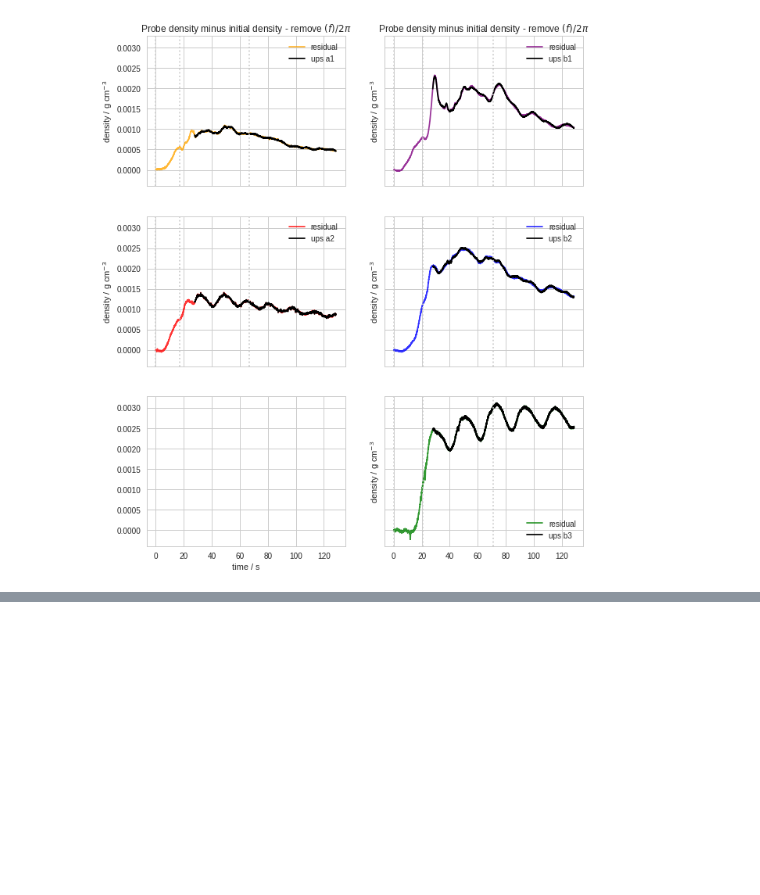
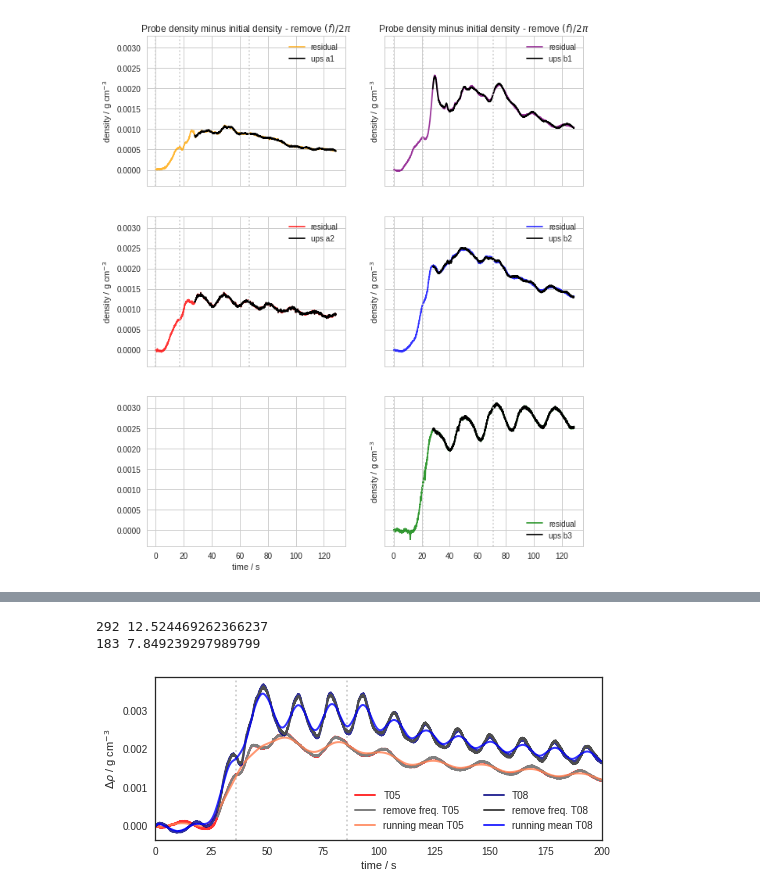
Before and after one commit to UBC-MOAD/MultipleCanyons, a Jupyter notebook: lab/Conduino/notebooks/Oscillations_I.ipynb, the cells around one changed output, grey strips where cells are left out. Drawn from its saved outputs; the diff is of its cells as text; code cells hidden in the pictures; blank space fills up the shorter version.

```diff
--- a/lab/Conduino/notebooks/Oscillations_I.ipynb
+++ b/lab/Conduino/notebooks/Oscillations_I.ipynb
@@ -329,0 +375,36 @@ Text(0.5,1,'Probe density minus initial density - remove $(f)/2\\pi$')
+# %%
+fig, (ax0) = plt.subplots(1,1, figsize=(8,3), sharey=True, sharex=True)
+fs = [0.5,0.8]
+colors = [['red','coral','0.5'],['navy','blue','0.3']]
+labels=[['T05', 'running mean T05', 'remove freq. T05'],
+        ['T08', 'running mean T08', 'remove freq. T08']]
+plot_uprofile(ax0,15+21,15+71)
+for ii, f, color, lab in zip(range(len(fs)), fs, colors, labels):
+
+    f0 = (f/2)/(2*np.pi) # f/2 is omega, table speed in rad/s, /2pi to get rid of rad
+
+    res_ups, har_ups = ctools.filter_freq(times[650:,ii],
+                                          ups_density[650:,ii]-ups_density[:,ii][0],f0)
+    inertial_period = 1/((f)/(2*np.pi))
+    win = int(inertial_period/dt)
+    print(win, win*dt)
+    dens_ups_filt = ctools.filter_timeseries(ups_density[:,ii]-ups_density[:,ii][0],
+                                             winlen = win)
+
+
+    ax0.plot(times[:,ii],ups_density[:,ii]-ups_density[:,ii][0],'-', label=lab[0],
+            color=color[0], alpha=0.8, linewidth=2)
+    ax0.plot(times[650:,ii],res_ups,'-', label=lab[2], color=color[2], linewidth=2)
+    ax0.plot(times[:,ii],dens_ups_filt,'-', label=lab[1],linewidth=2,
+            color=color[1], alpha=0.8)
+
+
+ax0.legend(ncol=2)
+ax0.set_ylabel(r'$\Delta\rho$ / g cm$^{-3}$')
+ax0.set_xlabel('time / s')
+ax0.set_xlim(0,200)
+plt.savefig('figures/app_oscillations.pdf', format='pdf', transparent=False, bbox_inches='tight')
+# %% [output]
+292 12.524469262366237
+183 7.849239297989799
+[figure, added]
```
Also changed, not shown: parts of 3 cells of this notebook, 4 other files.
